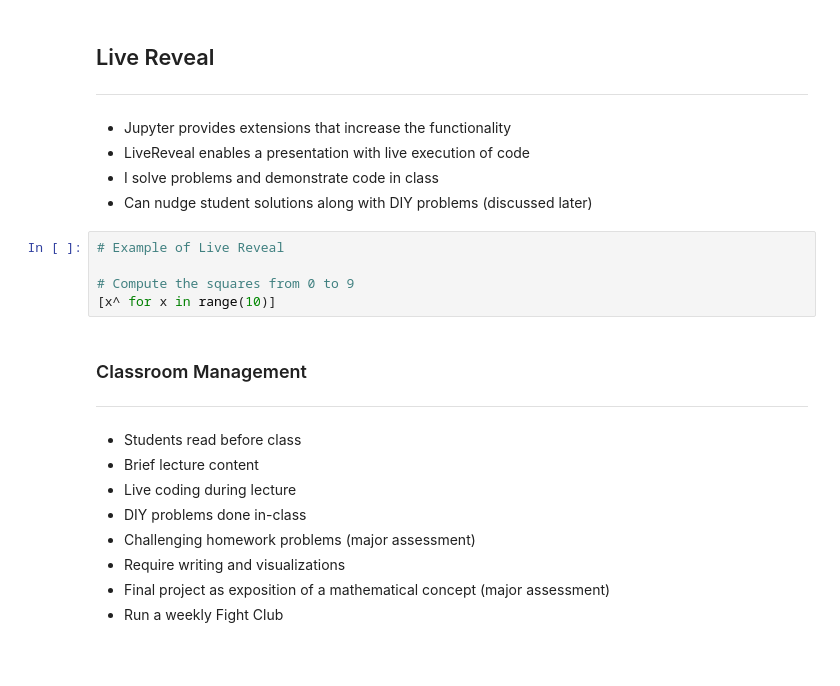
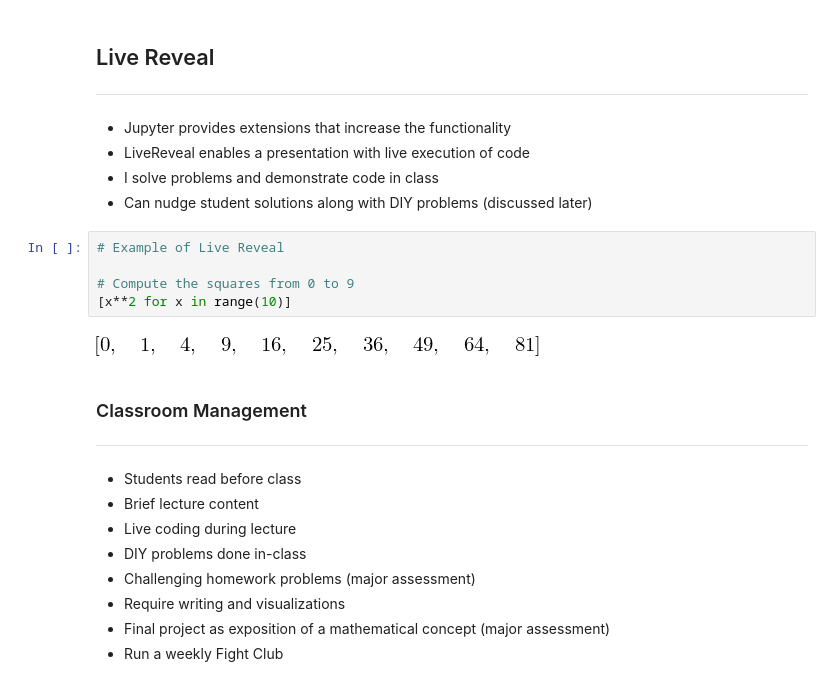
Before and after one commit to lucentdan/JupyterInTheClassroom, a Jupyter notebook: Presentation.ipynb, the cells around one changed output. Cells and saved outputs as stored; diff of their text form; blank space fills up the shorter version.

```diff
--- a/Presentation.ipynb
+++ b/Presentation.ipynb
@@ -317,8 +327,10 @@ sp.diff(sp.sin(2*x)*sp.cos(x),x)
 # %%
 # Example of Live Reveal
 
 # Compute the squares from 0 to 9
-[x^ for x in range(10)]
+[x**2 for x in range(10)]
+# %% [output]
+[figure, added]
 # %% [markdown]
 ### Classroom Management
 ----
```
Also changed, not shown: parts of 24 cells of this notebook.
